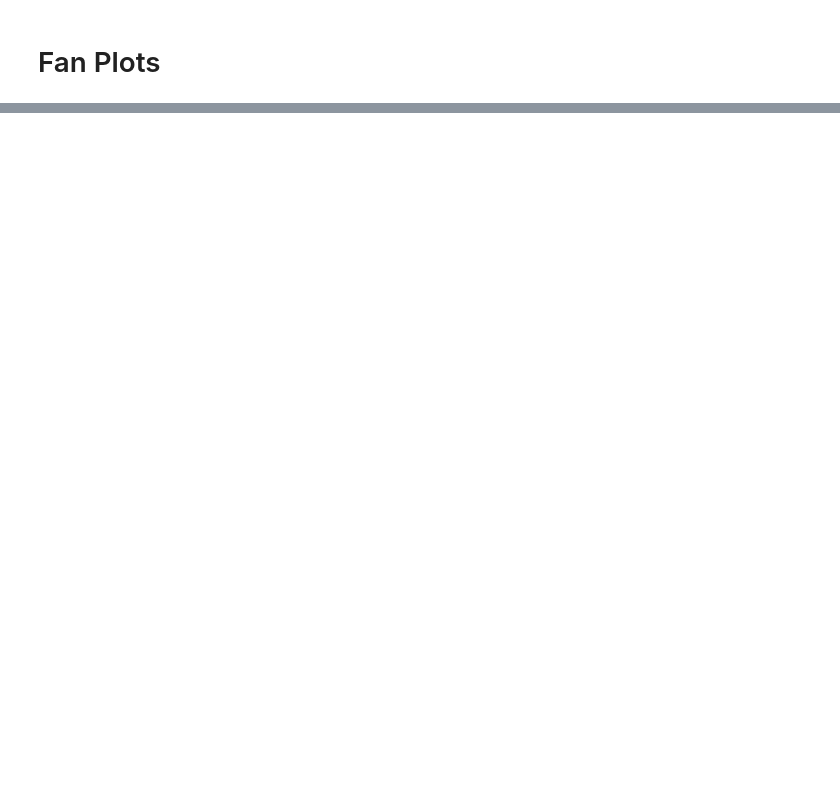
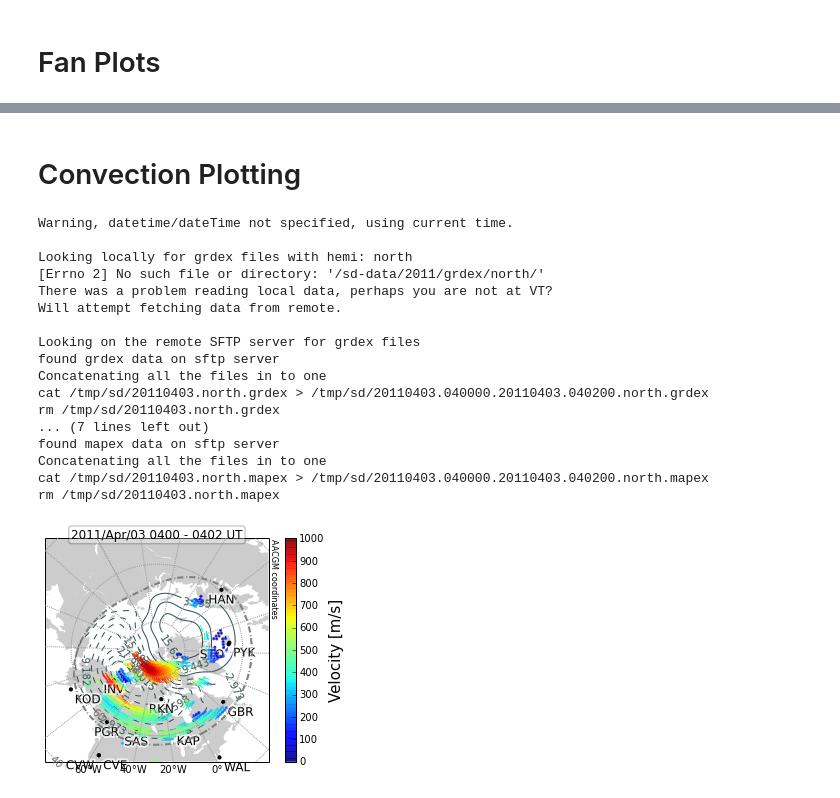
Before and after one commit to vtsuperdarn/davitpy, a Jupyter notebook: docs/notebook/SuperDARN Data Plotting.ipynb, the cells around one changed output, grey strips where cells are left out. Drawn from its saved outputs; the diff is of its cells as text; code cells hidden in the pictures; blank space fills up the shorter version.

Commit message:
notebook now will plot convection maps and RTI plot local files

```diff
--- a/docs/notebook/SuperDARN Data Plotting.ipynb
+++ b/docs/notebook/SuperDARN Data Plotting.ipynb
@@ -72,3 +114,39 @@ reached end of data
 reached end of data
 <matplotlib.figure.Figure at 0x...>
 [figure]
+# %% [markdown]
+# Convection Plotting
+# %%
+import datetime
+import matplotlib.pyplot as plt
+import pydarn.plotting.plotMapGrd
+from utils import *
+
+fig = plt.figure()
+ax = fig.add_subplot(111)
+
+sdate = datetime.datetime(2011,4,3,4,0)
+mObj = plotUtils.mapObj(boundinglat=50.,gridLabels=True, coords='mag')
+mapDatObj = pydarn.plotting.plotMapGrd.MapConv(sdate, mObj, ax)
+mapDatObj.overlayMapFitVel()
+mapDatObj.overlayCnvCntrs()
+mapDatObj.overlayHMB()
+# %% [output]
+Warning, datetime/dateTime not specified, using current time.
+
+Looking locally for grdex files with hemi: north
+[Errno 2] No such file or directory: '/sd-data/2011/grdex/north/'
+There was a problem reading local data, perhaps you are not at VT?
+Will attempt fetching data from remote.
+
+Looking on the remote SFTP server for grdex files
+found grdex data on sftp server
+Concatenating all the files in to one
+cat /tmp/sd/20110403.north.grdex > /tmp/sd/20110403.040000.20110403.040200.north.grdex
+rm /tmp/sd/20110403.north.grdex
+... (7 lines left out)
+found mapex data on sftp server
+Concatenating all the files in to one
+cat /tmp/sd/20110403.north.mapex > /tmp/sd/20110403.040000.20110403.040200.north.mapex
+rm /tmp/sd/20110403.north.mapex
+[figure, added]
```
Also changed, not shown: parts of 12 cells of this notebook.
